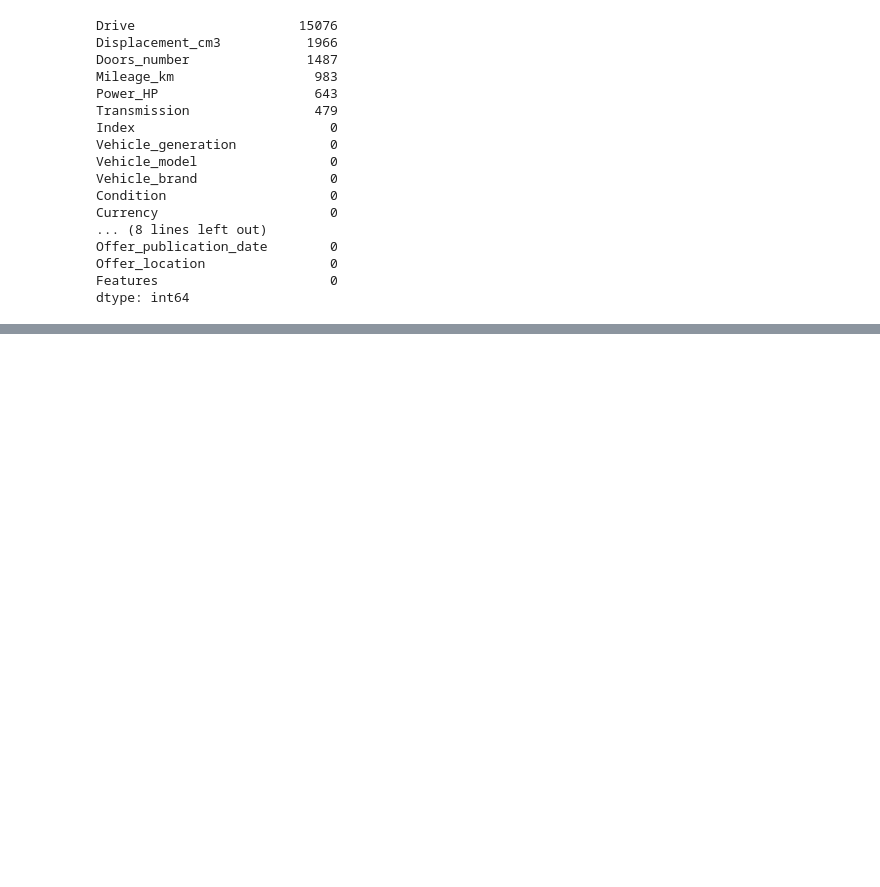
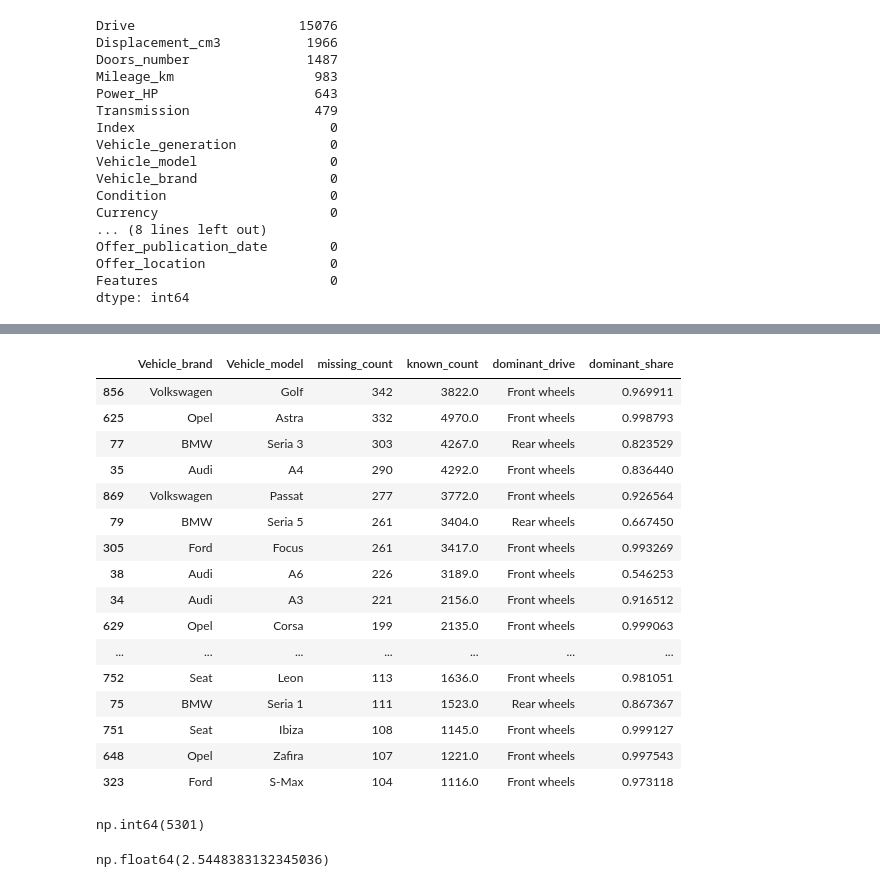
Before and after one commit to s24118-ui/SUML, a Jupyter notebook: SUML_Projekt.ipynb, the cells around one changed output, grey strips where cells are left out. Drawn from its saved outputs; the diff is of its cells as text; code cells hidden in the pictures; blank space fills up the shorter version.

Commit message:
poprawienie brakow w kolumnie Drive - imputacja przez domintante par marka-model a dla niepewnych ustanowienie 'Unknown'

```diff
--- a/SUML_Projekt.ipynb
+++ b/SUML_Projekt.ipynb
@@ -395,0 +432,16 @@ dtype: int64
+# %%
+drive_stats = (
+    data.dropna(subset=['Drive'])
+    .groupby(['Vehicle_brand', 'Vehicle_model'])['Drive']
+    .agg(
+        known_count='count',
+        dominant_drive=lambda x: x.mode().iloc[0],
+        dominant_share=lambda x: x.value_counts(normalize=True).iloc[0]
+    )
+    .reset_index()
+)
+
+drive_stats.sort_values(
+    ['known_count', 'dominant_share'],
+    ascending=[False, False]
+).head(30)
@@ -395,0 +466,28 @@ dtype: int64
+# %%
+missing_drive_groups = (
+    data[data['Drive'].isna()]
+    .groupby(['Vehicle_brand', 'Vehicle_model'])
+    .size()
+    .reset_index(name='missing_count')
+    .merge(drive_stats, on=['Vehicle_brand', 'Vehicle_model'], how='left')
+)
+
+missing_drive_groups.sort_values('missing_count', ascending=False).head(30)
+# %% [output]
+|  | Vehicle_brand | Vehicle_model | missing_count | known_count | dominant_drive | dominant_share |
+| 856 | Volkswagen | Golf | 342 | 3822.0 | Front wheels | 0.969911 |
+| 625 | Opel | Astra | 332 | 4970.0 | Front wheels | 0.998793 |
+| 77 | BMW | Seria 3 | 303 | 4267.0 | Rear wheels | 0.823529 |
+| 35 | Audi | A4 | 290 | 4292.0 | Front wheels | 0.836440 |
+| 869 | Volkswagen | Passat | 277 | 3772.0 | Front wheels | 0.926564 |
+| 79 | BMW | Seria 5 | 261 | 3404.0 | Rear wheels | 0.667450 |
+| 305 | Ford | Focus | 261 | 3417.0 | Front wheels | 0.993269 |
+| 38 | Audi | A6 | 226 | 3189.0 | Front wheels | 0.546253 |
+| 34 | Audi | A3 | 221 | 2156.0 | Front wheels | 0.916512 |
+| 629 | Opel | Corsa | 199 | 2135.0 | Front wheels | 0.999063 |
+| ... | ... | ... | ... | ... | ... | ... |
+| 752 | Seat | Leon | 113 | 1636.0 | Front wheels | 0.981051 |
+| 75 | BMW | Seria 1 | 111 | 1523.0 | Rear wheels | 0.867367 |
+| 751 | Seat | Ibiza | 108 | 1145.0 | Front wheels | 0.999127 |
+| 648 | Opel | Zafira | 107 | 1221.0 | Front wheels | 0.997543 |
+| 323 | Ford | S-Max | 104 | 1116.0 | Front wheels | 0.973118 |
@@ -395,0 +508,8 @@ dtype: int64
+# %%
+data['Drive'].isna().sum()
+# %% [output]
+np.int64(5301)
+# %%
+data['Drive'].isna().mean() * 100
+# %% [output]
+np.float64(2.5448383132345036)
```
Also changed, not shown: parts of 7 cells of this notebook.
